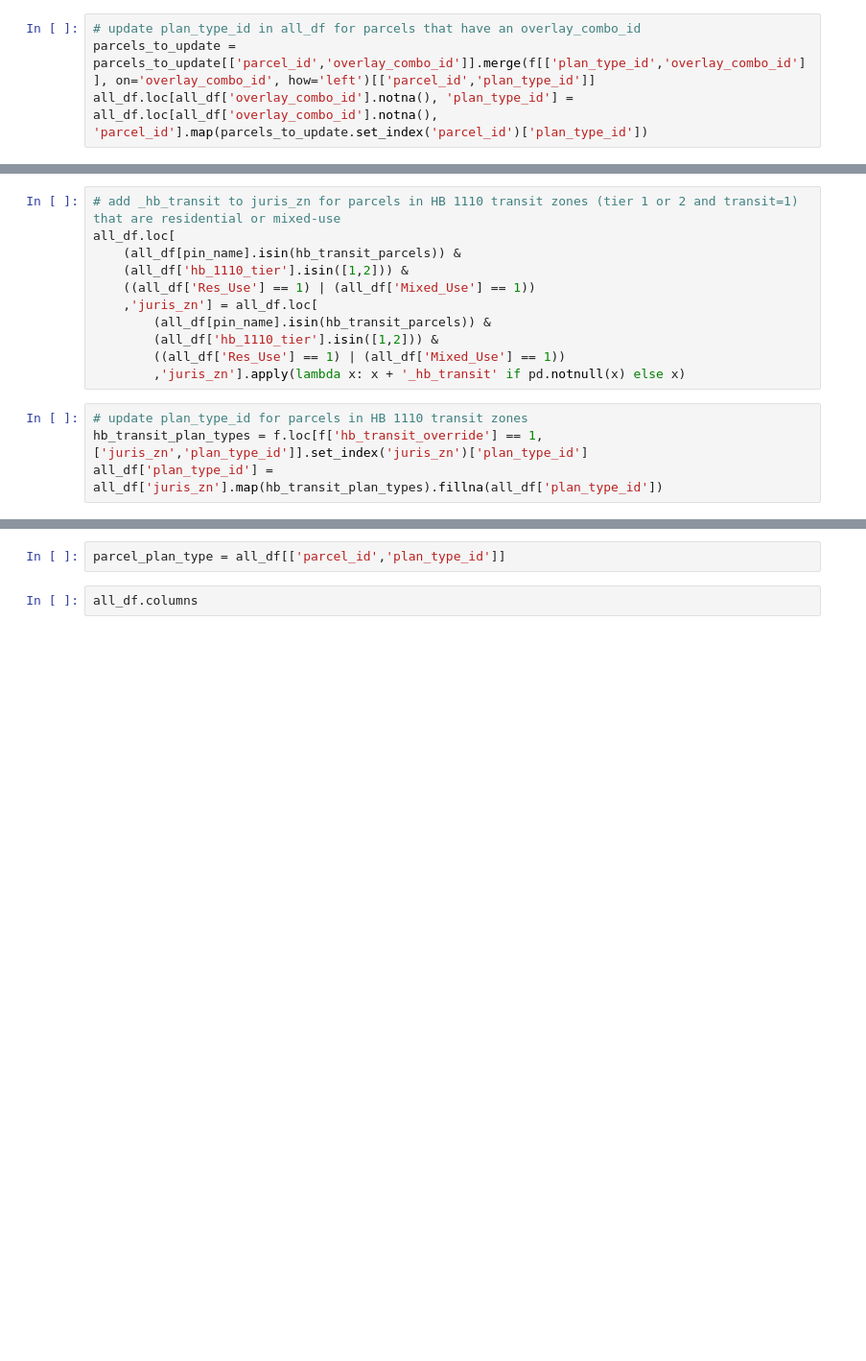
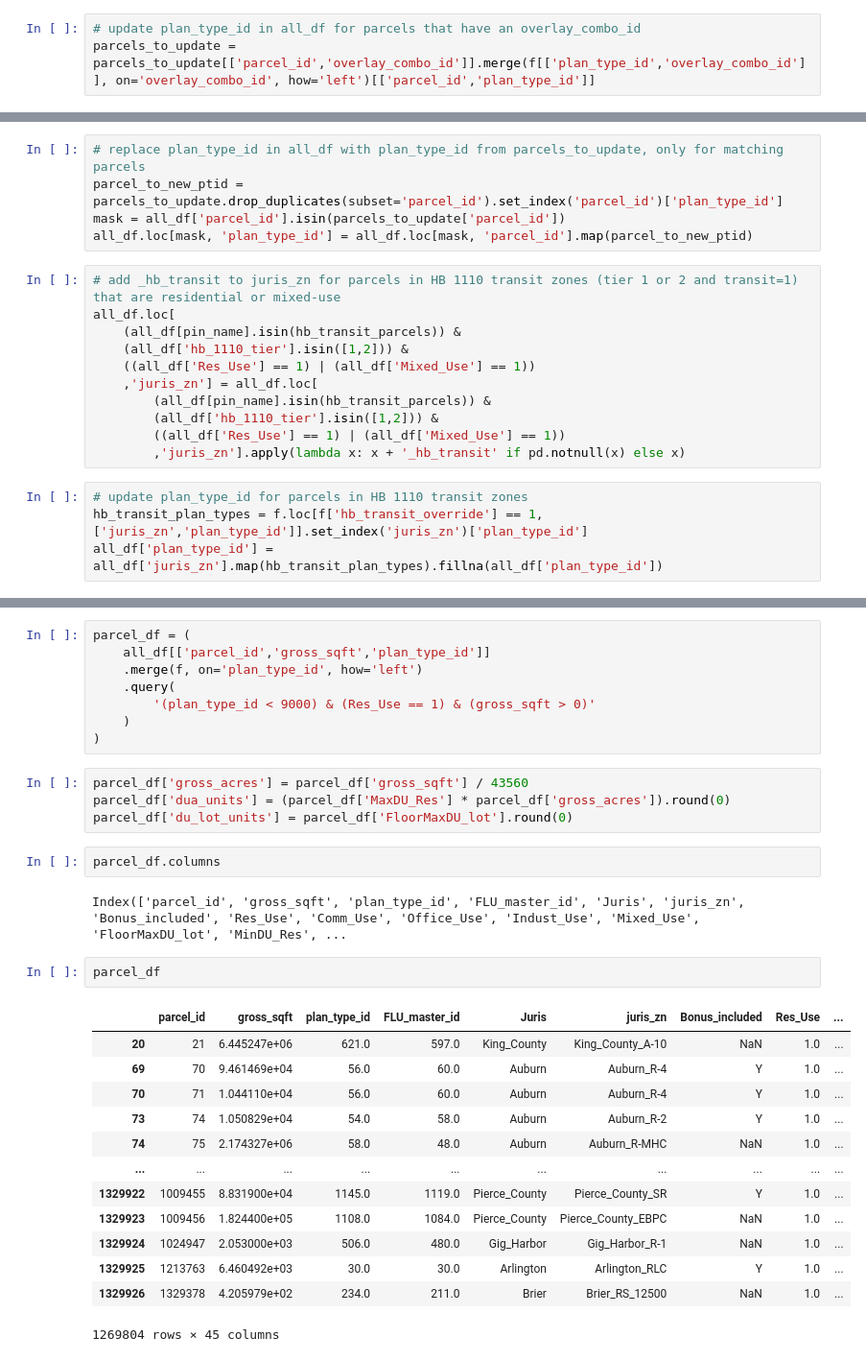
Before and after one commit to psrc/future_land_use, a Jupyter notebook: projects/summer_2026/scratch.ipynb, the cells around one changed output, grey strips where cells are left out. Shown at 96% size. Cells and saved outputs as stored; diff of their text form; blank space fills up the shorter version.

```diff
--- a/projects/summer_2026/scratch.ipynb
+++ b/projects/summer_2026/scratch.ipynb
@@ -334,4 +292,3 @@ f[use_cols] = f[use_cols].replace(-1,np.nan).fillna(0)
 # %%
 # update plan_type_id in all_df for parcels that have an overlay_combo_id
 parcels_to_update = parcels_to_update[['parcel_id','overlay_combo_id']].merge(f[['plan_type_id','overlay_combo_id']], on='overlay_combo_id', how='left')[['parcel_id','plan_type_id']]
-all_df.loc[all_df['overlay_combo_id'].notna(), 'plan_type_id'] = all_df.loc[all_df['overlay_combo_id'].notna(), 'parcel_id'].map(parcels_to_update.set_index('parcel_id')['plan_type_id'])
@@ -340,3 +302,8 @@ InvalidIndexError: Reindexing only valid with uniquely valued Index objects
+# %%
+# replace plan_type_id in all_df with plan_type_id from parcels_to_update, only for matching parcels
+parcel_to_new_ptid = parcels_to_update.drop_duplicates(subset='parcel_id').set_index('parcel_id')['plan_type_id']
+mask = all_df['parcel_id'].isin(parcels_to_update['parcel_id'])
+all_df.loc[mask, 'plan_type_id'] = all_df.loc[mask, 'parcel_id'].map(parcel_to_new_ptid)
 # %%
 # add _hb_transit to juris_zn for parcels in HB 1110 transit zones (tier 1 or 2 and transit=1) that are residential or mixed-use
 all_df.loc[
@@ -577,4 +570,32 @@ print(f"Number of parcels with missing FLU match: {len(all_df[all_df['plan_type_
 # %%
-parcel_plan_type = all_df[['parcel_id','plan_type_id']]
+parcel_df = (
+    all_df[['parcel_id','gross_sqft','plan_type_id']]
+    .merge(f, on='plan_type_id', how='left')
+    .query(
+        '(plan_type_id < 9000) & (Res_Use == 1) & (gross_sqft > 0)'
+    )
+)
 # %%
-all_df.columns
+parcel_df['gross_acres'] = parcel_df['gross_sqft'] / 43560
+parcel_df['dua_units'] = (parcel_df['MaxDU_Res'] * parcel_df['gross_acres']).round(0)
+parcel_df['du_lot_units'] = parcel_df['FloorMaxDU_lot'].round(0)
+# %%
+parcel_df.columns
+# %% [output]
+Index(['parcel_id', 'gross_sqft', 'plan_type_id', 'FLU_master_id', 'Juris', 'juris_zn', 'Bonus_included', 'Res_Use', 'Comm_Use', 'Office_Use', 'Indust_Use', 'Mixed_Use', 'FloorMaxDU_lot', 'MinDU_Res', ...
+# %%
+parcel_df
+# %% [output]
+|  | parcel_id | gross_sqft | plan_type_id | FLU_master_id | Juris | juris_zn | Bonus_included | Res_Use | ... |
+| 20 | 21 | 6.445247e+06 | 621.0 | 597.0 | King_County | King_County_A-10 | NaN | 1.0 | ... |
+| 69 | 70 | 9.461469e+04 | 56.0 | 60.0 | Auburn | Auburn_R-4 | Y | 1.0 | ... |
+| 70 | 71 | 1.044110e+04 | 56.0 | 60.0 | Auburn | Auburn_R-4 | Y | 1.0 | ... |
+| 73 | 74 | 1.050829e+04 | 54.0 | 58.0 | Auburn | Auburn_R-2 | Y | 1.0 | ... |
+| 74 | 75 | 2.174327e+06 | 58.0 | 48.0 | Auburn | Auburn_R-MHC | NaN | 1.0 | ... |
+| ... | ... | ... | ... | ... | ... | ... | ... | ... | ... |
+| 1329922 | 1009455 | 8.831900e+04 | 1145.0 | 1119.0 | Pierce_County | Pierce_County_SR | Y | 1.0 | ... |
+| 1329923 | 1009456 | 1.824400e+05 | 1108.0 | 1084.0 | Pierce_County | Pierce_County_EBPC | NaN | 1.0 | ... |
+| 1329924 | 1024947 | 2.053000e+03 | 506.0 | 480.0 | Gig_Harbor | Gig_Harbor_R-1 | NaN | 1.0 | ... |
+| 1329925 | 1213763 | 6.460492e+03 | 30.0 | 30.0 | Arlington | Arlington_RLC | Y | 1.0 | ... |
+| 1329926 | 1329378 | 4.205979e+02 | 234.0 | 211.0 | Brier | Brier_RS_12500 | NaN | 1.0 | ... |
+1269804 rows × 45 columns
```
Also changed, not shown: parts of 16 cells of this notebook.
